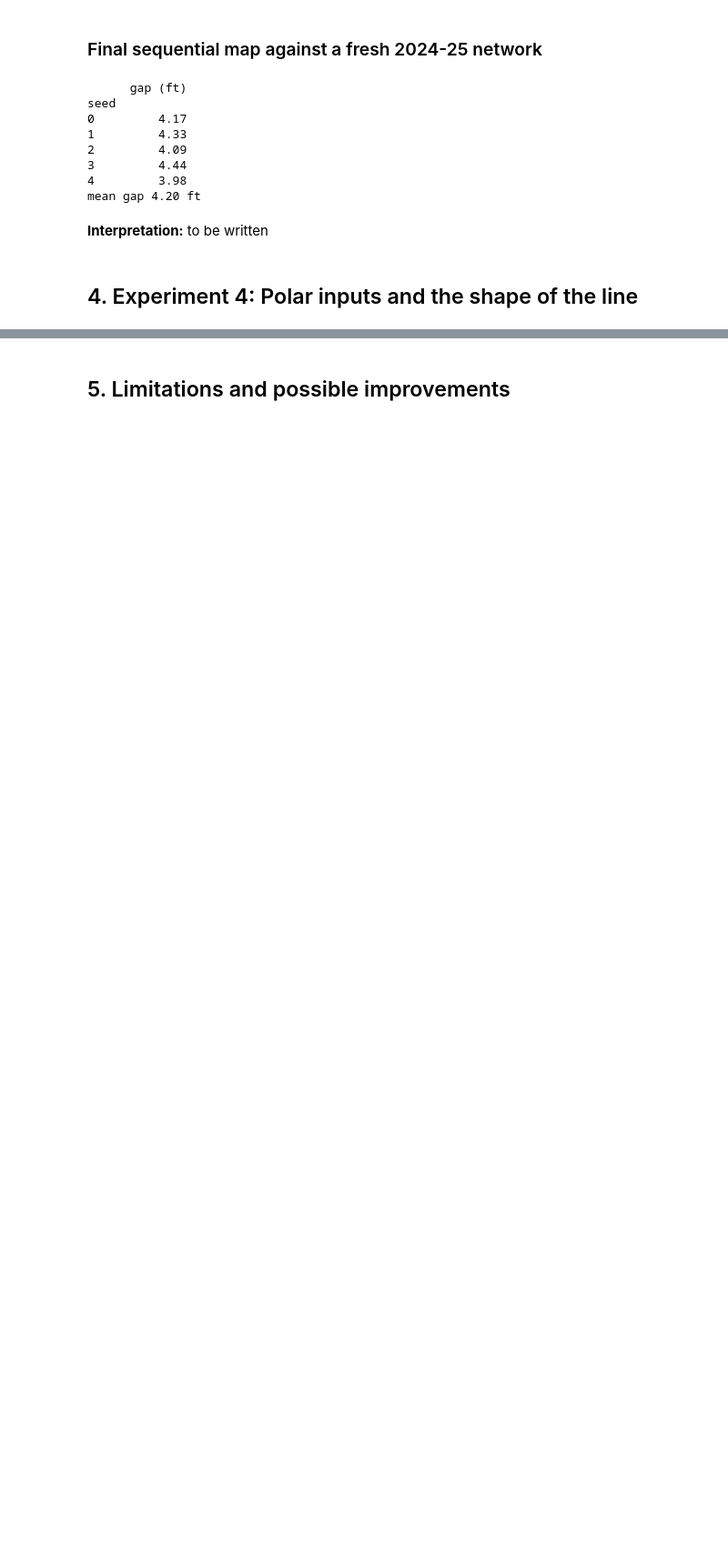
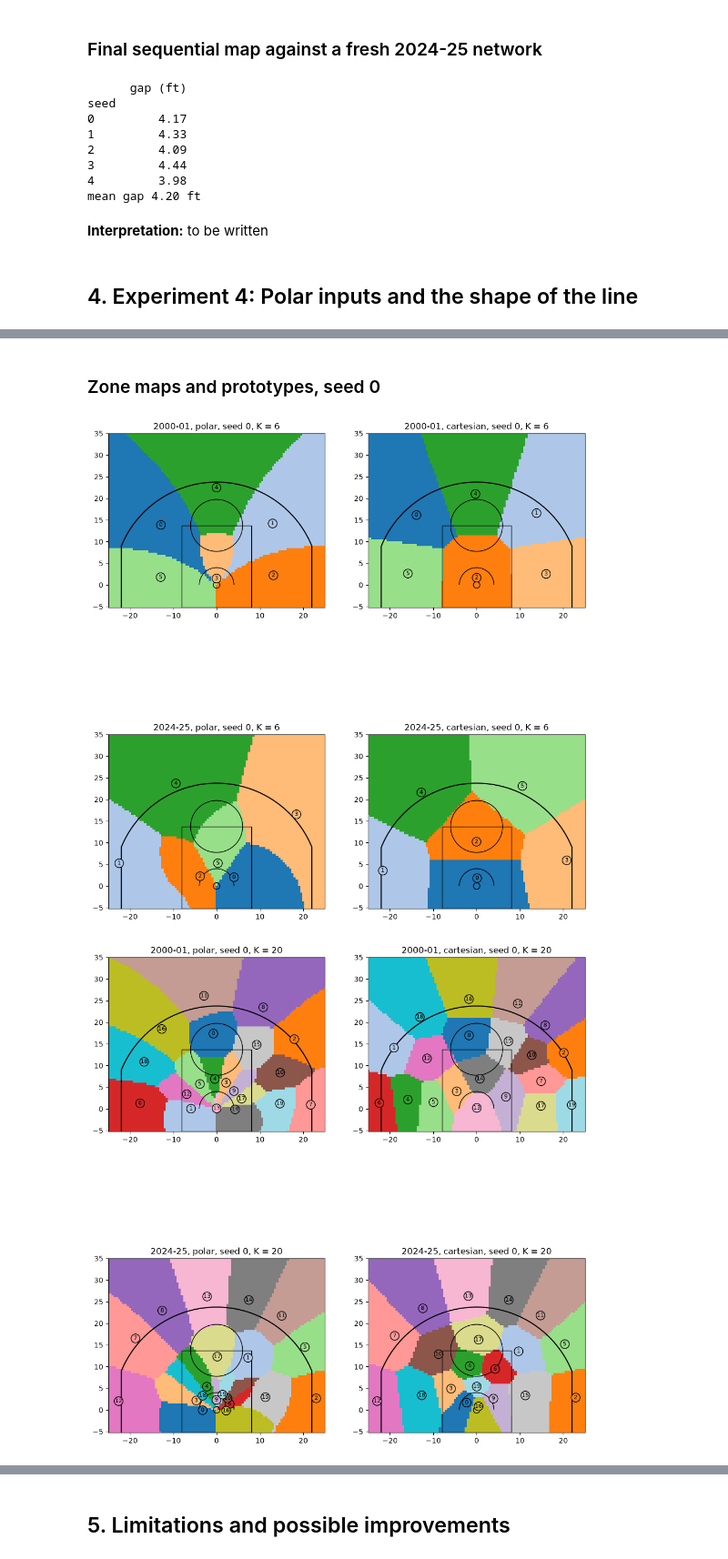
Before and after one commit to BiyonWann/bballNeuro, a Jupyter notebook: notebook.ipynb, the cells around one changed output, grey strips where cells are left out. Shown at 91% size. Saved outputs shown, nothing was run; the diff lists cells and outputs as text; code cells hidden in the pictures; blank space fills up the shorter version.

```diff
--- a/notebook.ipynb
+++ b/notebook.ipynb
@@ -606,0 +686,16 @@ mean gap 4.20 ft
+# %%
+for n_cells in K_VALUES:
+    polar_allocation = {}
+    for season in SEASONS_12:
+        per_seed = []
+        for weights in polar_weights[(season, n_cells)]:
+            distances = metrics.prototype_distances(weights, "polar")
+            per_seed.append(metrics.cell_allocation(distances))
+        per_seed = pd.DataFrame(per_seed)
+        assert (per_seed.sum(axis=1) == n_cells).all()
+        polar_allocation[season] = pd.DataFrame(
+            {"mean": per_seed.mean(), "seed 0": per_seed.iloc[0]}
+        )
+    print(f"Polar prototypes under 8 ft, 8 to 20 ft and beyond 20 ft at K = {n_cells}")
+    print(pd.concat(polar_allocation, axis=1).round(2).to_string())
+    print()
@@ -606,0 +839,24 @@ mean gap 4.20 ft
+# %% [markdown]
+### Zone maps and prototypes, seed 0
+# %%
+grid_x, grid_y = court.court_grid()
+grid_points = np.column_stack([grid_x.ravel(), grid_y.ravel()])
+for n_cells in (6, 20):
+    fig, axes = plt.subplots(2, 2, figsize=(12, 14))
+    for row, season in enumerate(SEASONS_12):
+        for column, kind in enumerate(("polar", "cartesian")):
+            ax = axes[row, column]
+            weights = weights_by_kind[kind][(season, n_cells)][0]
+            grid_inputs = data.court_to_inputs(grid_points, kind)
+            grid_labels = network.assign(grid_inputs, weights).reshape(grid_x.shape)
+            court.plot_zone_map(grid_x, grid_y, grid_labels, ax=ax)
+            prototypes = data.inputs_to_court(weights, kind)
+            assert np.allclose(data.court_to_inputs(prototypes, kind), weights)
+            court_distance = np.hypot(prototypes[:, 0], prototypes[:, 1])
+            assert np.allclose(court_distance, metrics.prototype_distances(weights, kind))
+            court.plot_prototypes(prototypes, ax=ax)
+            ax.set_title(f"{season}, {kind}, seed 0, K = {n_cells}")
+    plt.show()
+# %% [output]
+[figure, added]
+[figure, added]
```
Also changed, not shown: parts of 13 cells of this notebook.
